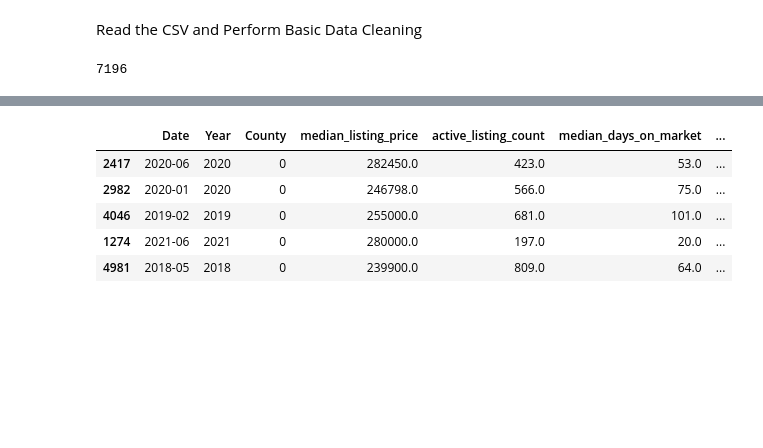
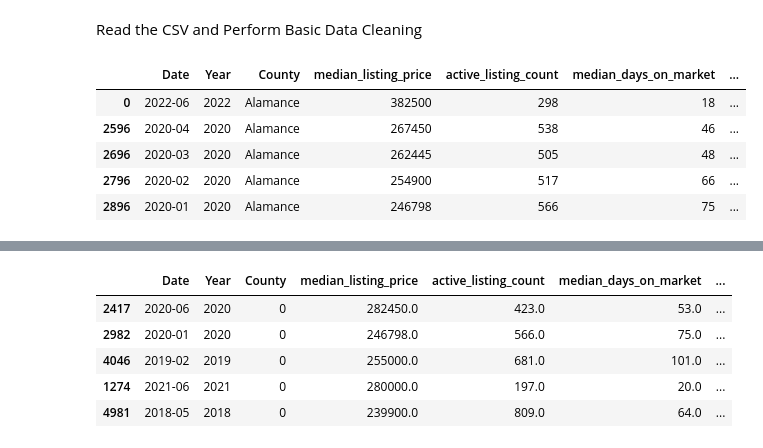
Before and after one commit to ksommerdorf/FinalProject, a Jupyter notebook: notebook/balanced_random_forest_classifier_3classes_week3.ipynb, the cells around one changed output, grey strips where cells are left out. Drawn from its saved outputs; the diff is of its cells as text; code cells hidden in the pictures; blank space fills up the shorter version.

```diff
--- a/notebook/balanced_random_forest_classifier_3classes_week3.ipynb
+++ b/notebook/balanced_random_forest_classifier_3classes_week3.ipynb
@@ -14,12 +14,16 @@ from sklearn.metrics import classification_report
 # %% [markdown]
 Read the CSV and Perform Basic Data Cleaning
 # %%
-df = pd.read_csv(r'C:\Users\earth\Desktop\class_folder\FinalProject\Resources\final_table.csv')
+df = pd.read_csv(r'C:\Users\earth\Desktop\final_project\filled_final_table.csv')
 df= df.sort_values('County')
 df.head()
-len(df)
 # %% [output]
-7196
+|  | Date | Year | County | median_listing_price | active_listing_count | median_days_on_market | ... |
+| 0 | 2022-06 | 2022 | Alamance | 382500 | 298 | 18 | ... |
+| 2596 | 2020-04 | 2020 | Alamance | 267450 | 538 | 46 | ... |
+| 2696 | 2020-03 | 2020 | Alamance | 262445 | 505 | 48 | ... |
+| 2796 | 2020-02 | 2020 | Alamance | 254900 | 517 | 66 | ... |
+| 2896 | 2020-01 | 2020 | Alamance | 246798 | 566 | 75 | ... |
 # %%
 # Class column based on percent change from 'median_listing_price_mm' : reference:https://stackoverflow.com/questions/21702342/creating-a-new-column-based-on-if-elif-else-condition
 def f(row):
```
Also changed, not shown: parts of 31 cells of this notebook, 3 other files.
